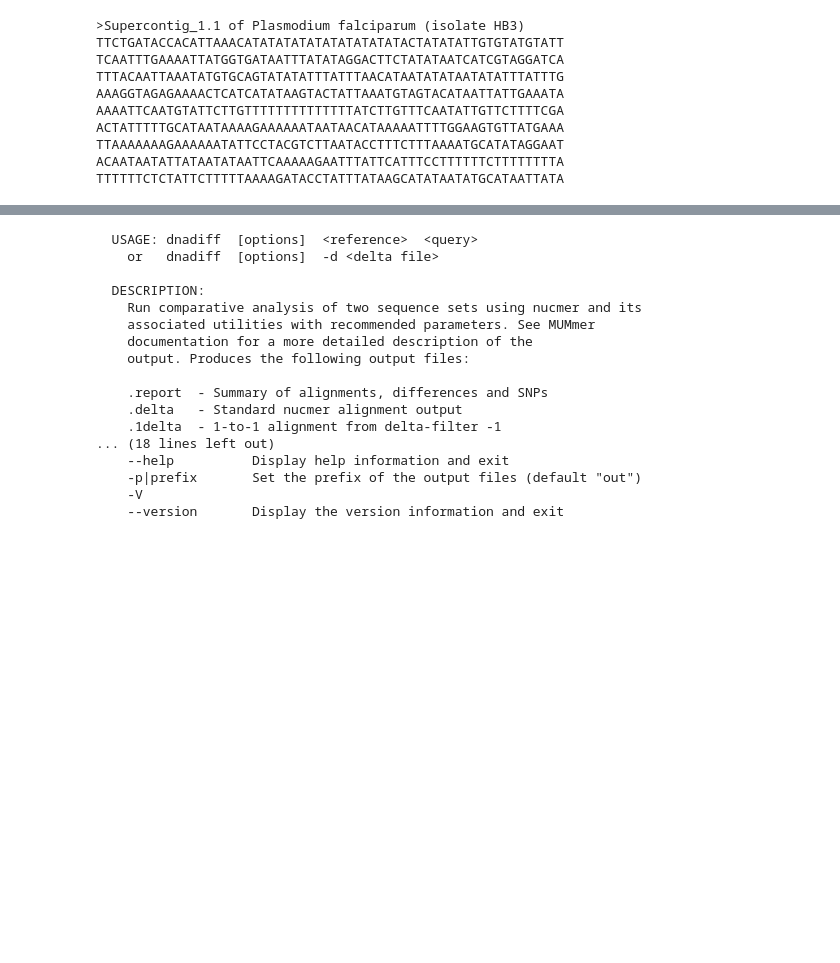
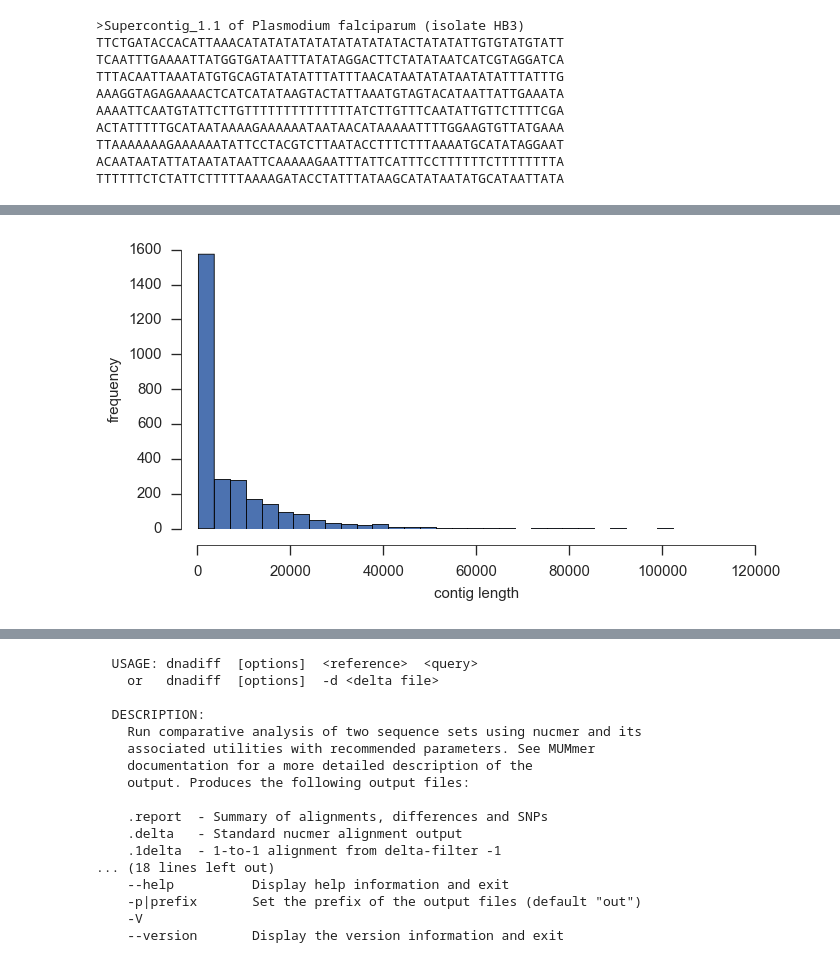
Before and after one commit to wtchg-kwiatkowski/pfx-paper-2015, a Jupyter notebook: supplementary/notebooks/genome_alignment.ipynb, the cells around one changed output, grey strips where cells are left out. Saved outputs shown, nothing was run; the diff lists cells and outputs as text; code cells hidden in the pictures; blank space fills up the shorter version.

```diff
--- a/supplementary/notebooks/genome_alignment.ipynb
+++ b/supplementary/notebooks/genome_alignment.ipynb
@@ -76,0 +145,4 @@ genome_diagnostics(genome_hb3_supercontigs)
+# %%
+genome_dd2_supercontigs = pyfasta.Fasta(fasta_dd2_supercontigs, key_fn=lambda v: v.split()[0])
+genome_diagnostics(genome_dd2_supercontigs)
+# %% [output]
@@ -76,0 +151 @@ genome_diagnostics(genome_hb3_supercontigs)
+[figure, added]
```
Also changed, not shown: parts of 25 cells of this notebook.
